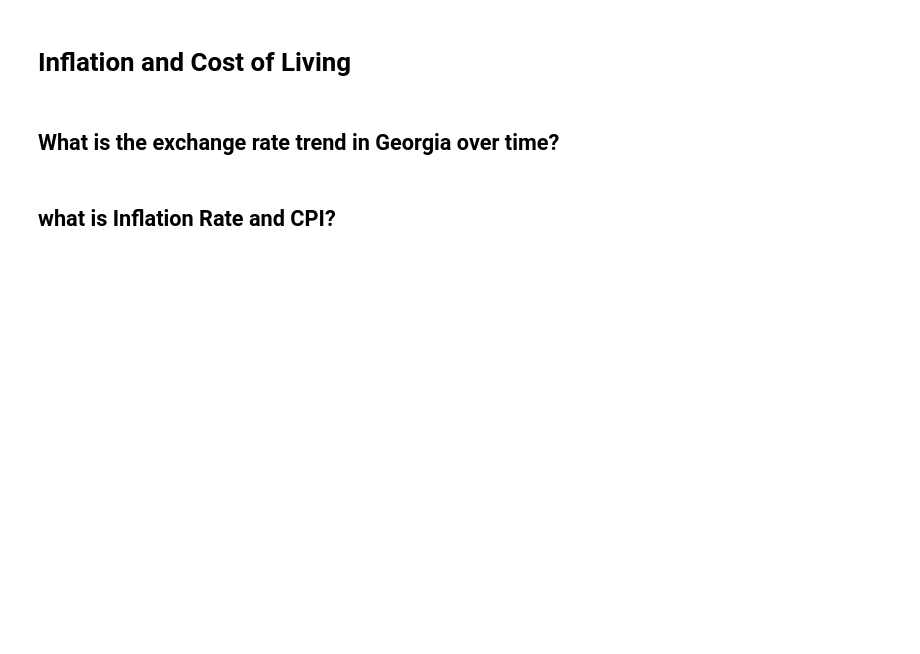
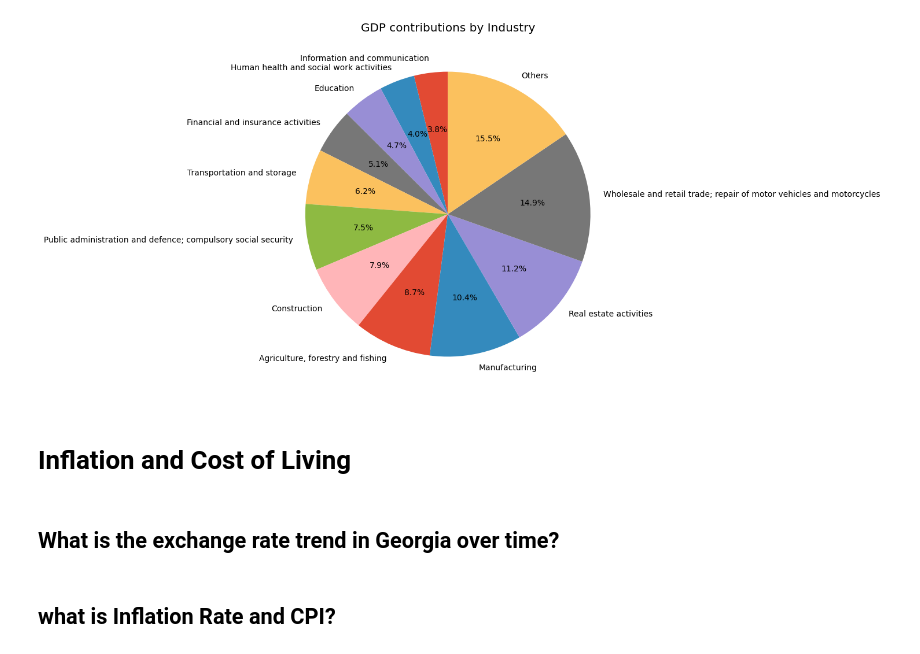
Before and after one commit to SabaGuledani/Economic-and-Financial-Analysis-of-Georgia, a Jupyter notebook: GDP.ipynb, the cells around one changed output. Saved outputs shown, nothing was run; the diff lists cells and outputs as text; code cells hidden in the pictures; blank space fills up the shorter version.

```diff
--- a/GDP.ipynb
+++ b/GDP.ipynb
@@ -93,34 +120,43 @@ plt.show()
 # %%
 # extract all economic activities
 activities_names = df['Economic Activities'][:20].values
 
+# extract each activity values
 activity_row_values_list = []
 for activity in activities_names:
     activity_row_values = extract_row_values(df,activity,5)
     activity_row_values_list.append(activity_row_values)
 
-
-fig, ax = plt.subplots(figsize=(10,5))
+# we use mean/average as an indicator for contributions over years (median can also be used)
 contributions_mean = [sum(activity_values) for activity_values in activity_row_values_list]
-
 sizes = [(contributions_mean[i]/sum(contributions_mean))*100 for i in range(len(contributions_mean))]
 
+# since many industries have very little contributions and it is hard to plot them properly
+# we need to place them in "others" category
 new_sizes = [0]
 new_labels = ['Others']
 for idx, size in enumerate(sizes):
-    if size > 4:
+    if size > 3.5:
         new_sizes.append(size)
         new_labels.append(activities_names[idx])
     else:
         new_sizes[0] += size
 
+# create subplot
+fig, ax = plt.subplots(figsize=(10,8))
+
+# place all industries into dataframe
 df_contrib = pd.DataFrame({'sizes':new_sizes,'labels':new_labels})
+
+# sort values to beautify chart
 df_contrib.sort_values(by=['sizes'],inplace=True)
 
 ax.set_title("GDP contributions by Industry")
 ax.pie(df_contrib['sizes'],labels=df_contrib['labels'],autopct='%1.1f%%',startangle=90)
 
 plt.show()
+# %% [output]
+[figure, added]
 # %% [markdown]
 # Inflation and Cost of Living
 # %% [markdown]
```
Also changed, not shown: parts of 21 cells of this notebook.
